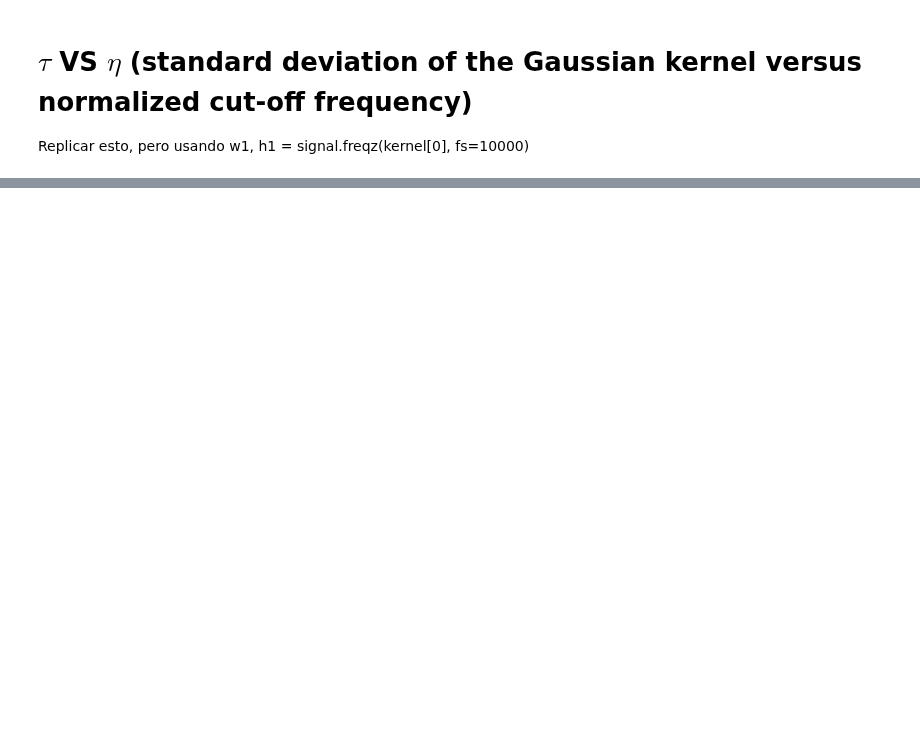
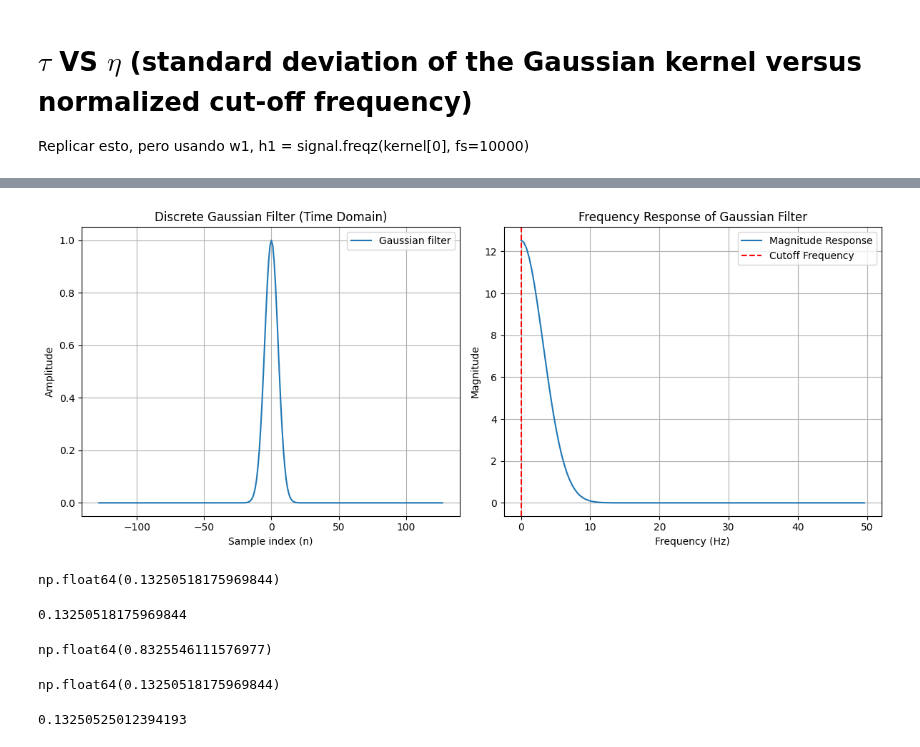
Before and after one commit to vicente-gonzalez-ruiz/denoising, a Jupyter notebook: notebooks/tau_vs_eta.ipynb, the cells around one changed output, grey strips where cells are left out. Saved outputs shown, nothing was run; the diff lists cells and outputs as text; code cells hidden in the pictures; blank space fills up the shorter version.

```diff
--- a/notebooks/tau_vs_eta.ipynb
+++ b/notebooks/tau_vs_eta.ipynb
@@ -73,3 +101,49 @@ print(f"Empirical formula: f_c^* ≈ {coeff[0]:.3f} / sigma + {coeff[1]:.3f}")
+# %%
+import numpy as np
+import matplotlib.pyplot as plt
+from scipy.fftpack import fft, fftfreq
+
+# Given parameters
+tau = 5
+fs = 100  # Sampling frequency
+N = 256  # Length of the filter
+
+# Generate Gaussian filter in discrete-time
+n = np.arange(-N//2, N//2)  # Centered indices
+h = np.exp(-n**2 / (2 * tau**2))  # Gaussian function
+
+# Compute frequency response
+H = np.abs(fft(h))  # Magnitude spectrum
+freqs = fftfreq(N, d=1/fs)  # Frequency axis
+
+# Compute cutoff frequency
+eta = np.sqrt(-2 * np.log(0.1)) / tau
+eta_discrete = (eta / (2 * np.pi * fs)) * np.pi  # Discrete cutoff frequency
+
+# Plot time-domain Gaussian filter
+plt.figure(figsize=(12, 5))
+plt.subplot(1, 2, 1)
+plt.plot(n, h, label="Gaussian filter")
+plt.xlabel("Sample index (n)")
+plt.ylabel("Amplitude")
+plt.title("Discrete Gaussian Filter (Time Domain)")
+plt.legend()
+plt.grid()
+
+# Plot frequency response
+plt.subplot(1, 2, 2)
+plt.plot(freqs[:N//2], H[:N//2], label="Magnitude Response")
+plt.axvline(eta / (2 * np.pi), color='r', linestyle='--', label="Cutoff Frequency")
+plt.xlabel("Frequency (Hz)")
+plt.ylabel("Magnitude")
+plt.title("Frequency Response of Gaussian Filter")
+plt.legend()
+plt.grid()
+
+plt.tight_layout()
+plt.show()
+# %% [output]
+[figure, added]
 # %%
 import numpy as np
 import scipy.ndimage
@@ -174,3 +248,23 @@ plt.grid()
 
 plt.tight_layout()
 plt.show()
+# %%
+np.sqrt(-np.log(0.5))/(2*np.pi)
+# %% [output]
+np.float64(0.13250518175969844)
+# %%
+math.sqrt(math.log(2))/(2*math.pi)
+# %% [output]
+0.13250518175969844
+# %%
+np.sqrt(np.log(2))
+# %% [output]
+np.float64(0.8325546111576977)
+# %%
+np.sqrt(np.log(2)) / (np.pi*2)
+# %% [output]
+np.float64(0.13250518175969844)
+# %%
+0.832555 / 6.283185
+# %% [output]
+0.13250525012394193
```
Also changed, not shown: parts of 3 cells of this notebook, 3 other files.
